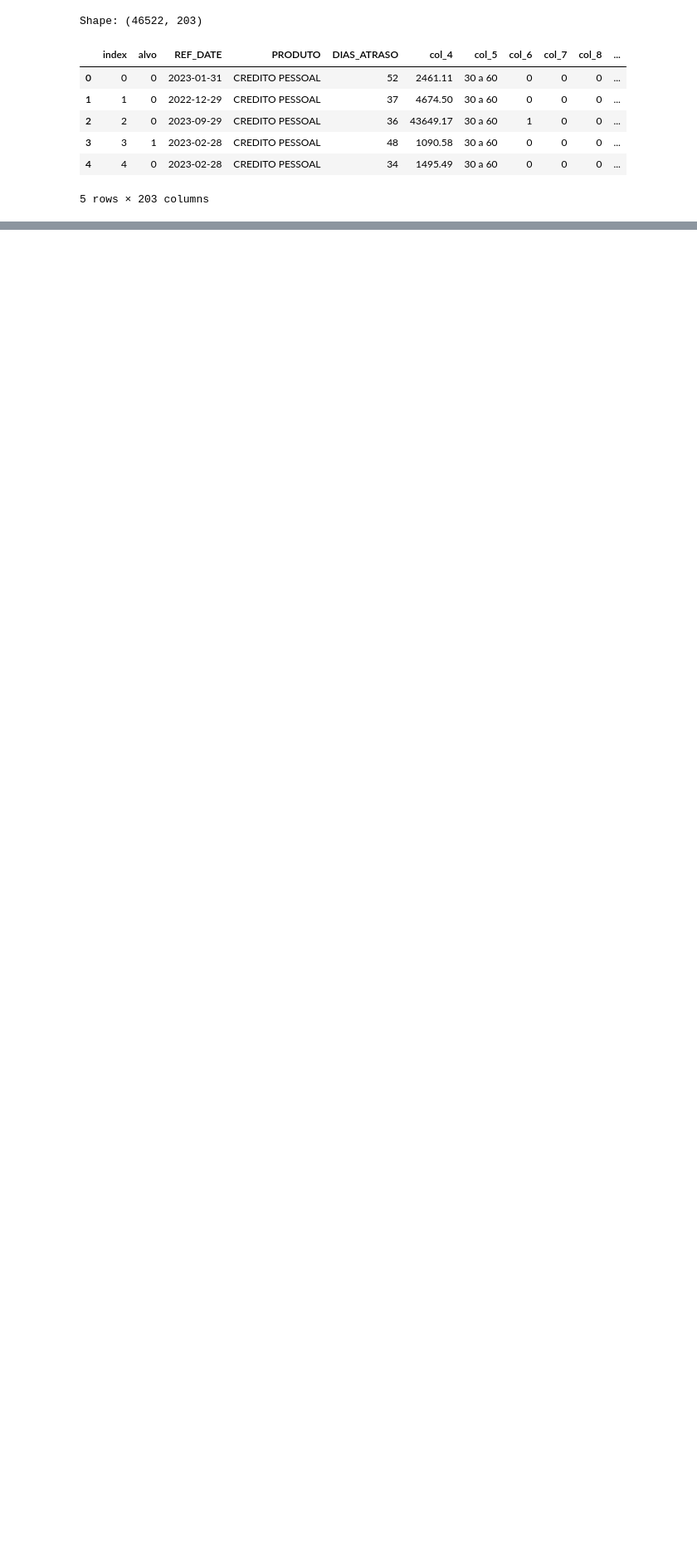
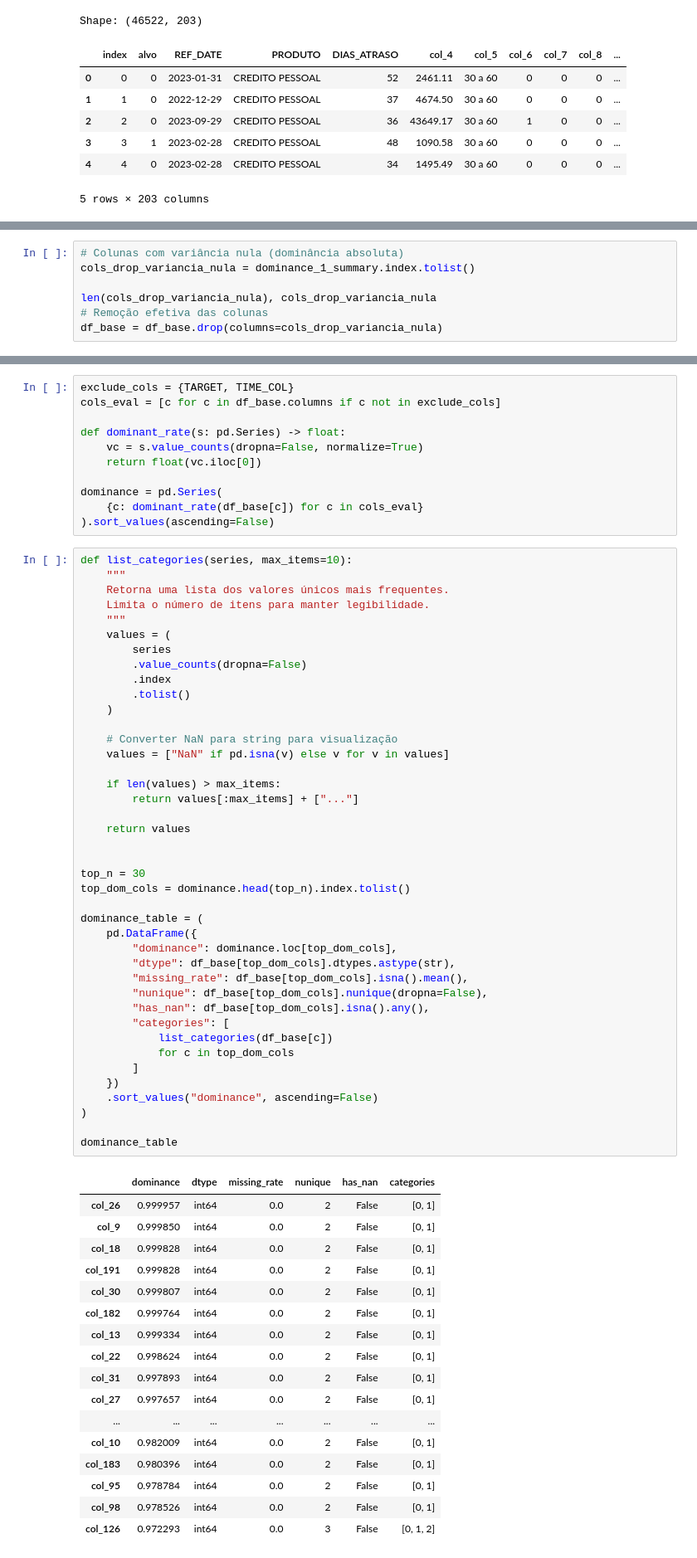
Before and after one commit to GGrinspun/desafio-analise-de-credito, a Jupyter notebook: notebooks/03_proj2_eda_and_preprocessing.ipynb, the cells around one changed output, grey strips where cells are left out. Shown at 83% size. Cells and saved outputs as stored; diff of their text form; blank space fills up the shorter version.

```diff
--- a/notebooks/03_proj2_eda_and_preprocessing.ipynb
+++ b/notebooks/03_proj2_eda_and_preprocessing.ipynb
@@ -43,0 +437,7 @@ Shape: (46522, 203)
+# %%
+# Colunas com variância nula (dominância absoluta)
+cols_drop_variancia_nula = dominance_1_summary.index.tolist()
+
+len(cols_drop_variancia_nula), cols_drop_variancia_nula
+# Remoção efetiva das colunas
+df_base = df_base.drop(columns=cols_drop_variancia_nula)
@@ -43,0 +446,70 @@ Shape: (46522, 203)
+# %%
+exclude_cols = {TARGET, TIME_COL}
+cols_eval = [c for c in df_base.columns if c not in exclude_cols]
+
+def dominant_rate(s: pd.Series) -> float:
+    vc = s.value_counts(dropna=False, normalize=True)
+    return float(vc.iloc[0])
+
+dominance = pd.Series(
+    {c: dominant_rate(df_base[c]) for c in cols_eval}
+).sort_values(ascending=False)
+# %%
+def list_categories(series, max_items=10):
+    """
+    Retorna uma lista dos valores únicos mais frequentes.
+    Limita o número de itens para manter legibilidade.
+    """
+    values = (
+        series
+        .value_counts(dropna=False)
+        .index
+        .tolist()
+    )
+
+    # Converter NaN para string para visualização
+    values = ["NaN" if pd.isna(v) else v for v in values]
+
+    if len(values) > max_items:
+        return values[:max_items] + ["..."]
+
+    return values
+
+
+top_n = 30
+top_dom_cols = dominance.head(top_n).index.tolist()
+
+dominance_table = (
+    pd.DataFrame({
+        "dominance": dominance.loc[top_dom_cols],
+        "dtype": df_base[top_dom_cols].dtypes.astype(str),
+        "missing_rate": df_base[top_dom_cols].isna().mean(),
+        "nunique": df_base[top_dom_cols].nunique(dropna=False),
+        "has_nan": df_base[top_dom_cols].isna().any(),
+        "categories": [
+            list_categories(df_base[c])
+            for c in top_dom_cols
+        ]
+    })
+    .sort_values("dominance", ascending=False)
+)
+
+dominance_table
+# %% [output]
+|  | dominance | dtype | missing_rate | nunique | has_nan | categories |
+| col_26 | 0.999957 | int64 | 0.0 | 2 | False | [0, 1] |
+| col_9 | 0.999850 | int64 | 0.0 | 2 | False | [0, 1] |
+| col_18 | 0.999828 | int64 | 0.0 | 2 | False | [0, 1] |
+| col_191 | 0.999828 | int64 | 0.0 | 2 | False | [0, 1] |
+| col_30 | 0.999807 | int64 | 0.0 | 2 | False | [0, 1] |
+| col_182 | 0.999764 | int64 | 0.0 | 2 | False | [0, 1] |
+| col_13 | 0.999334 | int64 | 0.0 | 2 | False | [0, 1] |
+| col_22 | 0.998624 | int64 | 0.0 | 2 | False | [0, 1] |
+| col_31 | 0.997893 | int64 | 0.0 | 2 | False | [0, 1] |
+| col_27 | 0.997657 | int64 | 0.0 | 2 | False | [0, 1] |
+| ... | ... | ... | ... | ... | ... | ... |
+| col_10 | 0.982009 | int64 | 0.0 | 2 | False | [0, 1] |
+| col_183 | 0.980396 | int64 | 0.0 | 2 | False | [0, 1] |
+| col_95 | 0.978784 | int64 | 0.0 | 2 | False | [0, 1] |
+| col_98 | 0.978526 | int64 | 0.0 | 2 | False | [0, 1] |
+| col_126 | 0.972293 | int64 | 0.0 | 3 | False | [0, 1, 2] |
```
Also changed, not shown: parts of 47 cells of this notebook.
